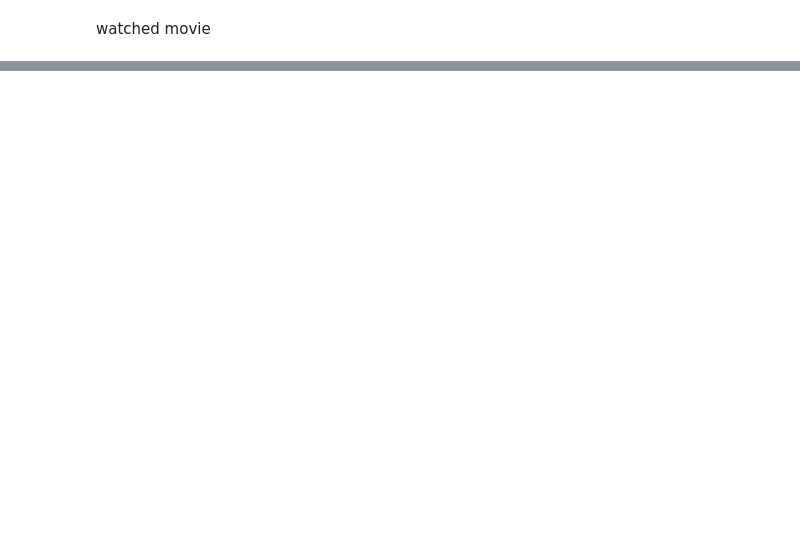
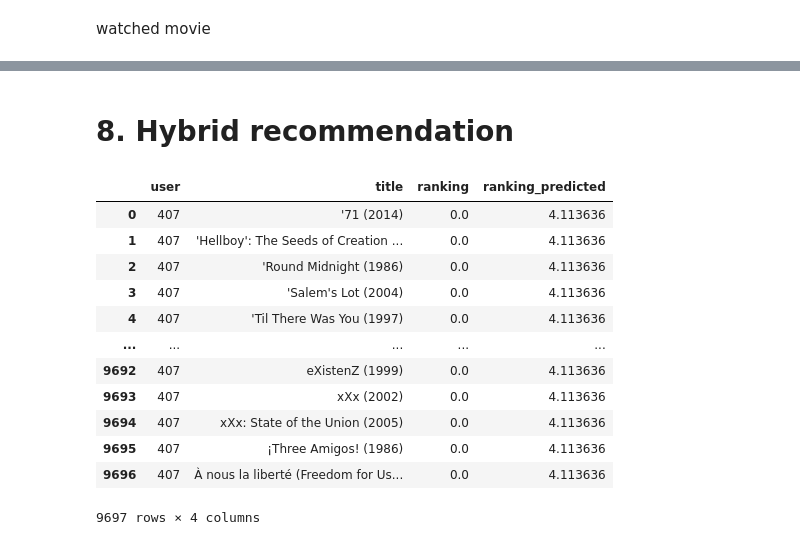
Before and after one commit to peerapat-t/Hybrid-book-recommendation-system, a Jupyter notebook: book recommendation.ipynb, the cells around one changed output, grey strips where cells are left out. Saved outputs shown, nothing was run; the diff lists cells and outputs as text; code cells hidden in the pictures; blank space fills up the shorter version.

```diff
--- a/book recommendation.ipynb
+++ b/book recommendation.ipynb
@@ -204,6 +502,6 @@ similar_users
 # %% [markdown]
 unwatched movie
 # %%
-picked_userid_unwatched = user_item_metrix_norm.T[407][user_item_metrix_norm.T[picked_userid].isna()]
+picked_userid_unwatched = user_item_metrix_norm.T[picked_userid][user_item_metrix_norm.T[picked_userid].isna()]
 # %%
 picked_userid_unwatched
@@ -231,9 +559,13 @@ for i in similar_user_movies.columns:
     movie_rating = similar_user_movies[i]
     for u in similar_users.index:
         if pd.isna(movie_rating[u]) == False:
-            score = similar_users[u] * movie_rating[u]
-            sum_value_weight += score
-            sum_weight += similar_users[u]
+
+            if similar_users[u] < 0:
+                item_score = 0
+            else:
+                score = similar_users[u] * movie_rating[u]
+                sum_value_weight += score
+                sum_weight += similar_users[u]
 
     if sum_weight == 0:
         item_score = 0
@@ -244,7 +576,8 @@ for i in similar_user_movies.columns:
     item_score_list.append(item_score)
     item_score_predicted_list.append(item_score + avg_rating_by_userId_sorted[picked_userid])
 # %%
-df_predict = pd.DataFrame({
+df_user_base_predict = pd.DataFrame({
+    'user': [picked_userid]*len(item_list),
     'title': item_list,
     'ranking': item_score_list,
     'ranking_predicted':item_score_predicted_list
@@ -319,0 +877,18 @@ user_item_metrix_norm
+# %% [markdown]
+# 8. Hybrid recommendation
+# %%
+df_user_base_predict
+# %% [output]
+|  | user | title | ranking | ranking_predicted |
+| 0 | 407 | '71 (2014) | 0.0 | 4.113636 |
+| 1 | 407 | 'Hellboy': The Seeds of Creation ... | 0.0 | 4.113636 |
+| 2 | 407 | 'Round Midnight (1986) | 0.0 | 4.113636 |
+| 3 | 407 | 'Salem's Lot (2004) | 0.0 | 4.113636 |
+| 4 | 407 | 'Til There Was You (1997) | 0.0 | 4.113636 |
+| ... | ... | ... | ... | ... |
+| 9692 | 407 | eXistenZ (1999) | 0.0 | 4.113636 |
+| 9693 | 407 | xXx (2002) | 0.0 | 4.113636 |
+| 9694 | 407 | xXx: State of the Union (2005) | 0.0 | 4.113636 |
+| 9695 | 407 | ¡Three Amigos! (1986) | 0.0 | 4.113636 |
+| 9696 | 407 | À nous la liberté (Freedom for Us... | 0.0 | 4.113636 |
+9697 rows × 4 columns
```
Also changed, not shown: parts of 74 cells of this notebook.
